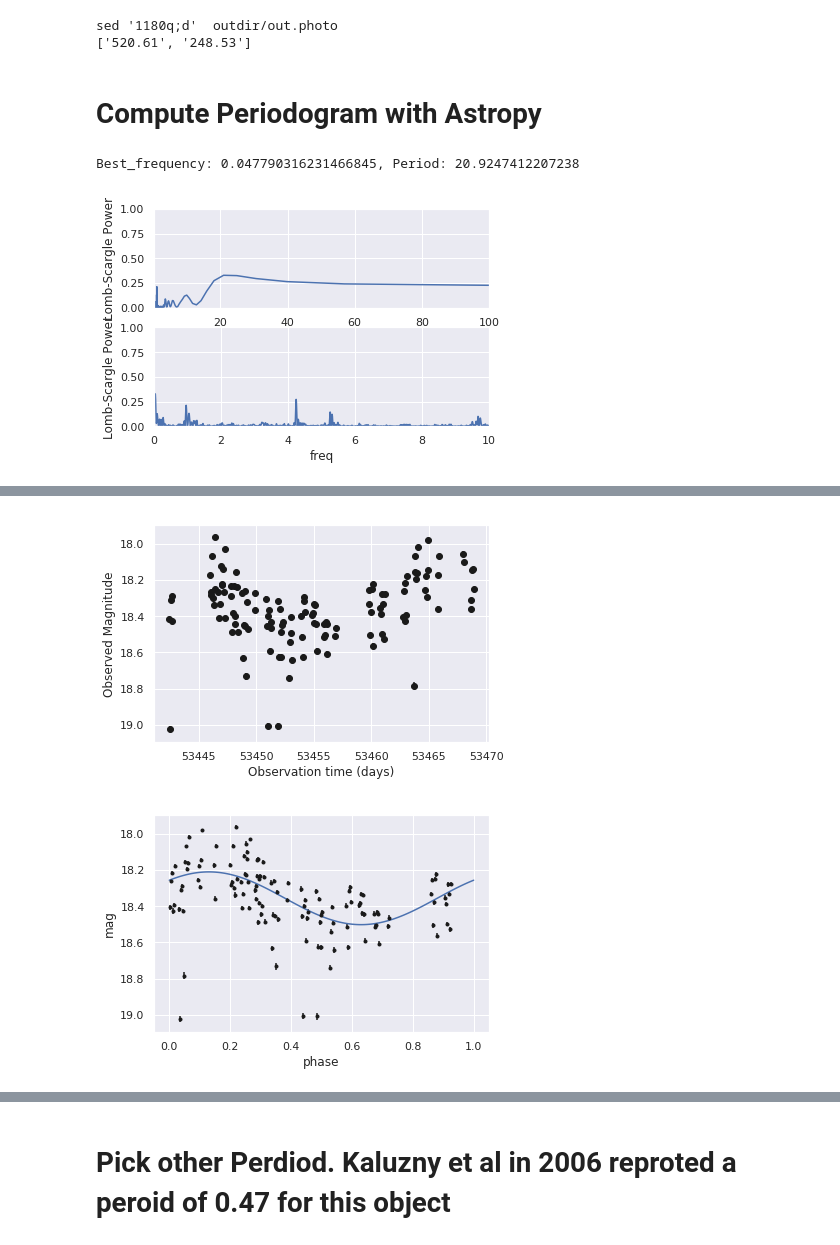
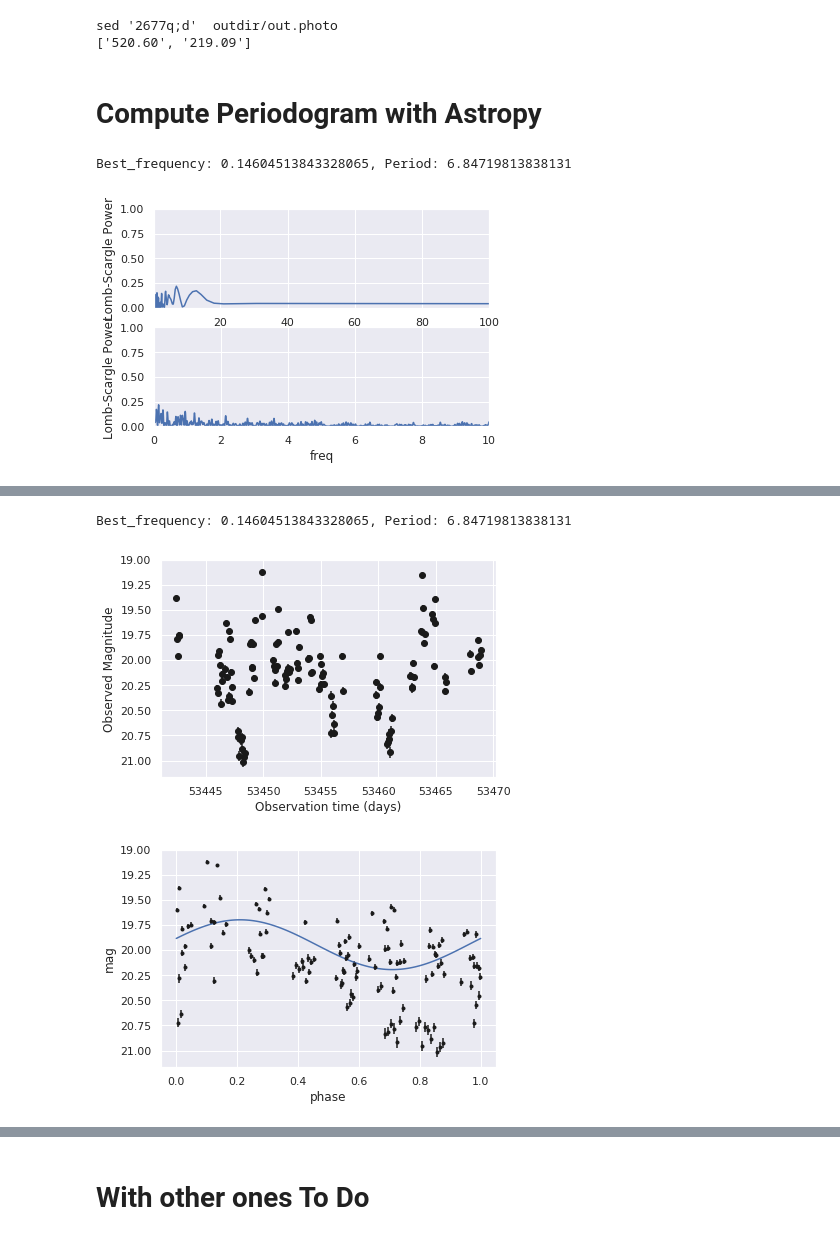
Before and after one commit to manuelmarcano22/NGC6397F336W, a Jupyter notebook: u9712005/U21.ipynb, the cells around one changed output, grey strips where cells are left out. Saved outputs shown, nothing was run; the diff lists cells and outputs as text; code cells hidden in the pictures.

```diff
--- a/u9712005/U21.ipynb
+++ b/u9712005/U21.ipynb
@@ -233,11 +233,11 @@ sed '1180q;d'  outdir/out.photo
 [interactive output not drawn]
 [interactive output not drawn]
 # %%
-datagoodmjd=  createdatadicclean(outputfile,1179,columnfile,name='1179',timeformat='mjd')
+datagoodmjd=  createdatadicclean(outputfile,2676,columnfile,name='2676',timeformat='mjd')
 mjd, mag, dmag = datagoodmjd['time'], datagoodmjd['VEGAMAG'],datagoodmjd['errorsmag']
 # %% [output]
-sed '1180q;d'  outdir/out.photo
-['520.61', '248.53']
+sed '2677q;d'  outdir/out.photo
+['520.60', '219.09']
 # %% [markdown]
 # Compute Periodogram with Astropy
 # %%
@@ -269,8 +269,8 @@ ax[1].set(xlabel='freq',
           ylim=(0, 1));
 plt.show()
 # %% [output]
-Best_frequency: 0.047790316231466845, Period: 20.9247412207238
+Best_frequency: 0.14604513843328065, Period: 6.84719813838131
-[figure, old version]
+[figure, new version]
 # %%
 
 p1 = figure(plot_width=900, plot_height=500, title=summary,active_drag='pan', active_scroll='wheel_zoom',y_axis_label='Power',x_axis_label='Period (days)')
@@ -305,7 +305,8 @@ show(p1)
 freq, PLS = LombScargle(mjd, mag, dmag).autopower(minimum_frequency=1 / 100.,
                                                 maximum_frequency=1 / 0.1)
 
-
+summary = 'Best_frequency: {}, Period: {}'.format(best_freq,1/best_freq)
+print(summary)
 phase = (mjd * best_freq) % 1
 
 # compute the best-fit model
@@ -320,35 +321,36 @@ mag_fit = LombScargle(mjd, mag, dmag).model(t=phase_fit / best_freq,
 #ax.set(xlabel='period (days)',
 #          ylabel='Lomb-Scargle Power',
 #          xlim=(0.2, 100),
 #          ylim=(0, 1));
 #plt.show()
 
 
 fig, ax = plt.subplots()
 
 # plot the raw data
 ax.errorbar(mjd, mag, dmag, fmt='ok', elinewidth=1.5, capsize=0)
 ax.invert_yaxis()
 ax.set(   xlabel='Observation time (days)',
           ylabel='Observed Magnitude')
 
 #plt.plot(t,mag_fit)
 
 
 
 fig, ax = plt.subplots()
 # plot the phased data & model in the inset
 plt.errorbar(phase, mag, dmag, fmt='.k', capsize=0)
 plt.plot(phase_fit, mag_fit)
 
 
 ax.invert_yaxis()
 ax.set_xlabel('phase')
 ax.set_ylabel('mag')
 plt.show()
 # %% [output]
+Best_frequency: 0.14604513843328065, Period: 6.84719813838131
-[figure, old version]
+[figure, new version]
-[figure, old version]
+[figure, new version]
 # %%
 colorlist = viridis(len(mjd))
 colorlist = inferno(len(mjd))
@@ -399,5 +401,3 @@ show(p)
 # %% [output]
 [interactive output not drawn]
 [interactive output not drawn]
-# %% [markdown]
-# Pick other Perdiod. Kaluzny et al in 2006 reproted a peroid of 0.47 for this object
@@ -404,3 +406,5 @@ show(p)
+# %% [markdown]
+# With other ones To Do
 # %%
 
 
```
Also changed, not shown: parts of 6 cells of this notebook, 6 other files.
